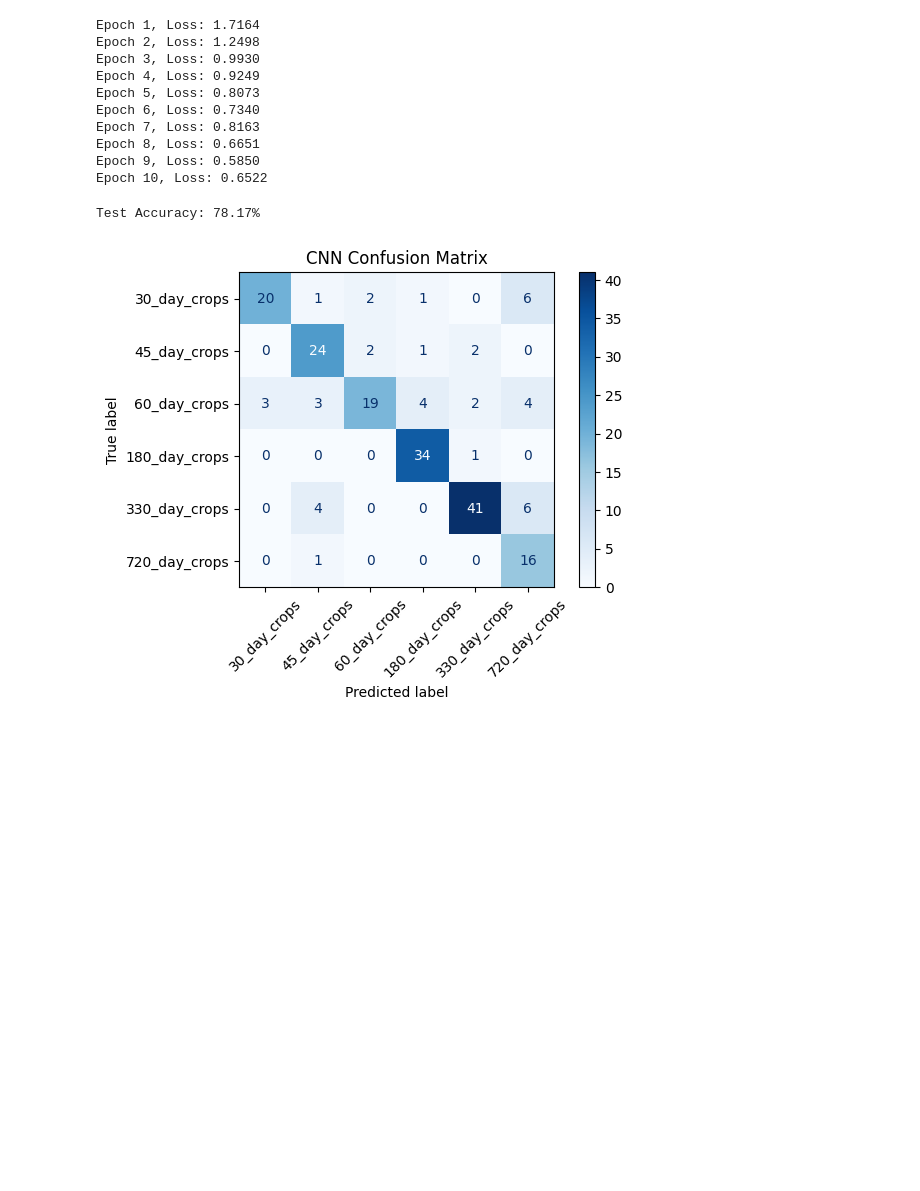
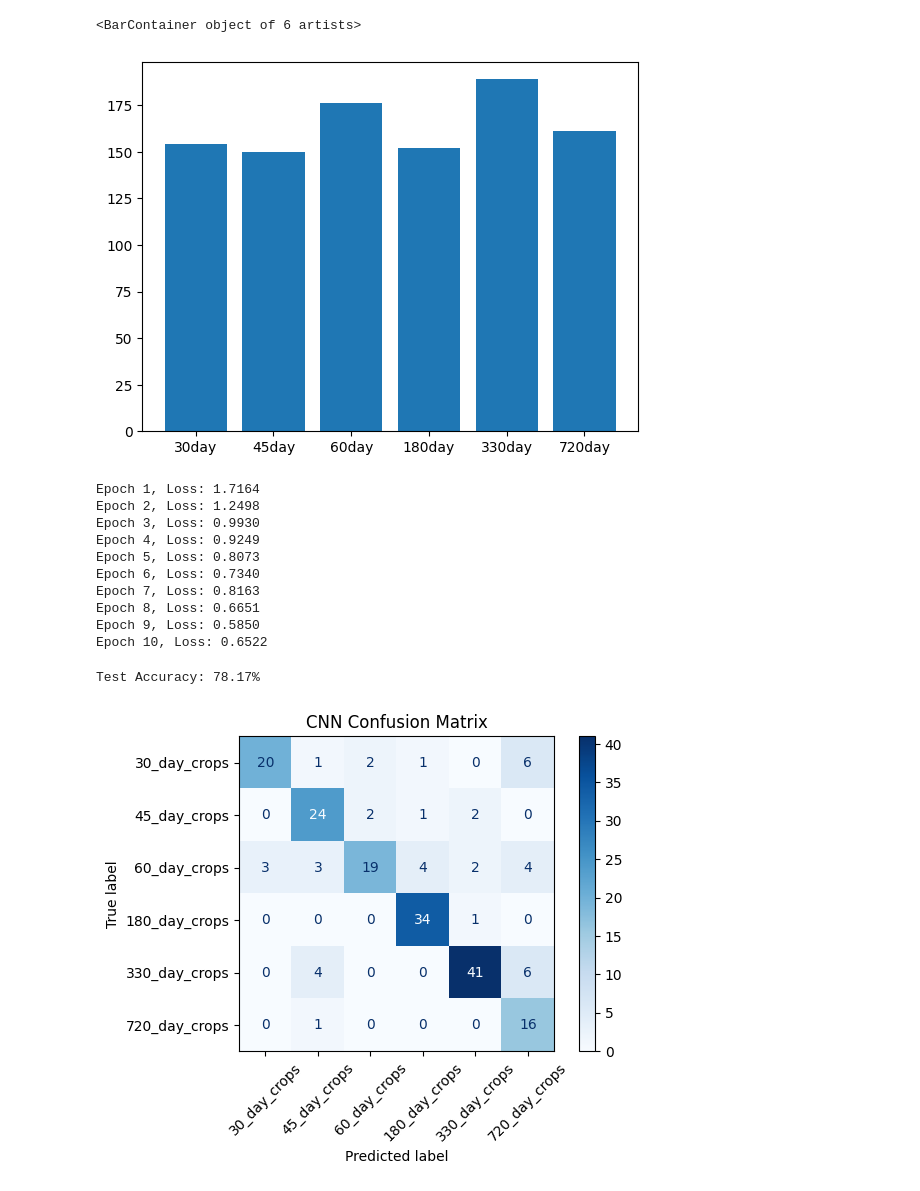
Before and after one commit to H1BOI/RPE-classification, a Jupyter notebook: CNN.ipynb, the cells around one changed output. Saved outputs shown, nothing was run; the diff lists cells and outputs as text; code cells hidden in the pictures; blank space fills up the shorter version.

Commit message:
added bar graph for data distribution

```diff
--- a/CNN.ipynb
+++ b/CNN.ipynb
@@ -101,6 +101,18 @@ full_dataset = ConcatDataset([rpe30set,
                               rpe180set,
                               rpe330set,
                               rpe720set])
+# %%
+# Distribution of data
+emp = []
+for img, label in full_dataset:
+    emp.append(label)
+
+height = [emp.count(i) for i in range(6)]
+age = ['30day', '45day', '60day', '180day', '330day', '720day']
+plt.bar(age, height)
+# %% [output]
+<BarContainer object of 6 artists>
+[figure, added]
 # %%
 train_size = int(0.8 * len(full_dataset))
 test_size = len(full_dataset) - train_size
```
